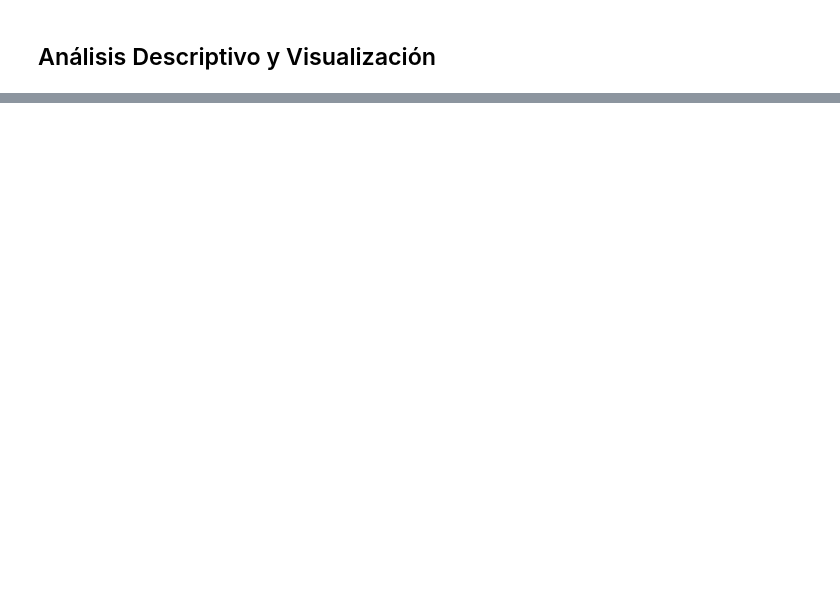
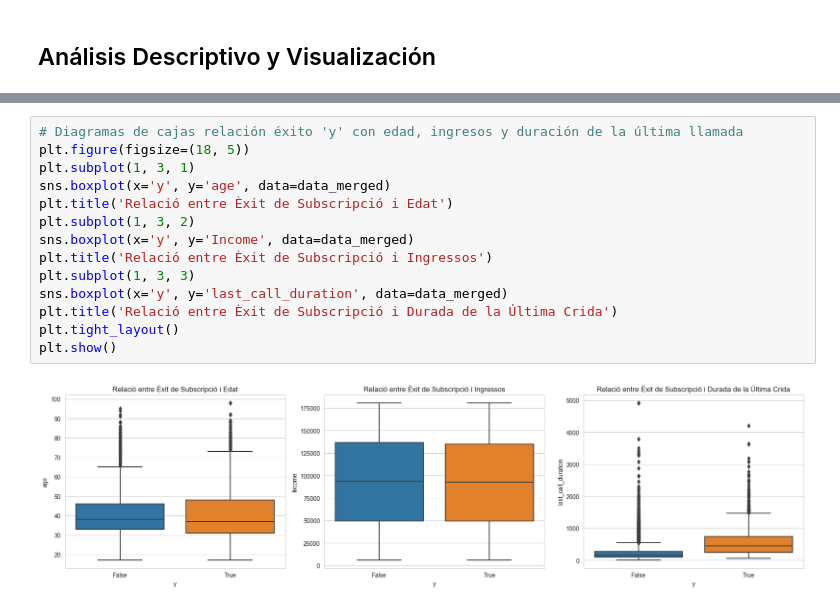
Before and after one commit to claudiarm2002/DataProject-Python-for-Data, a Jupyter notebook: DataProject_PythonForData.ipynb, the cells around one changed output, grey strips where cells are left out. Drawn from its saved outputs; the diff is of its cells as text; blank space fills up the shorter version.

```diff
--- a/DataProject_PythonForData.ipynb
+++ b/DataProject_PythonForData.ipynb
@@ -971,0 +1040,16 @@ data_merged = pd.merge(data_clean, data2, left_on='id_', right_on='ID', how='lef
+# %%
+# Diagramas de cajas relación éxito 'y' con edad, ingresos y duración de la última llamada
+plt.figure(figsize=(18, 5))
+plt.subplot(1, 3, 1)
+sns.boxplot(x='y', y='age', data=data_merged)
+plt.title('Relació entre Èxit de Subscripció i Edat')
+plt.subplot(1, 3, 2)
+sns.boxplot(x='y', y='Income', data=data_merged)
+plt.title('Relació entre Èxit de Subscripció i Ingressos')
+plt.subplot(1, 3, 3)
+sns.boxplot(x='y', y='last_call_duration', data=data_merged)
+plt.title('Relació entre Èxit de Subscripció i Durada de la Última Crida')
+plt.tight_layout()
+plt.show()
+# %% [output]
+[figure, added]
```
Also changed, not shown: parts of 22 cells of this notebook.
